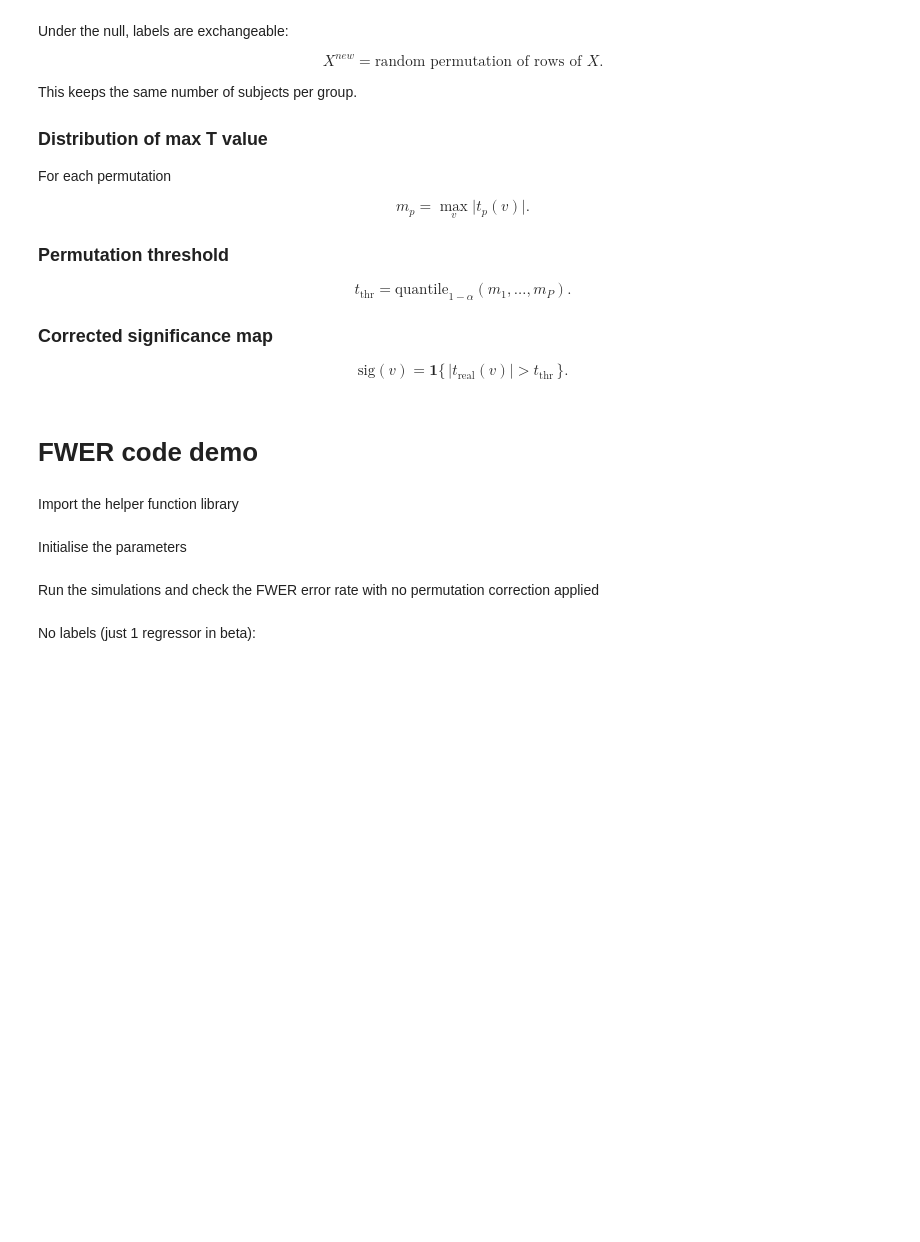
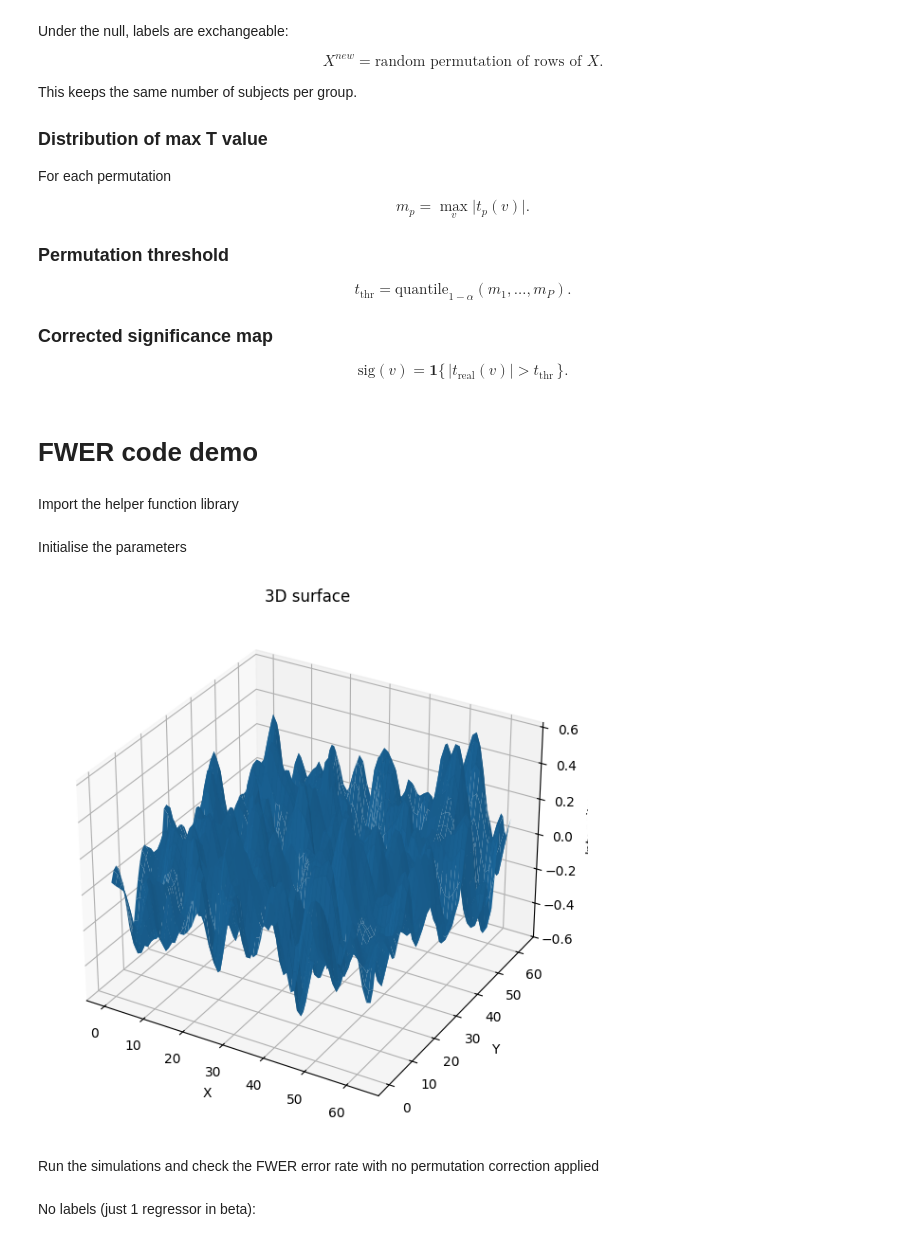
Before and after one commit to lt22412/group_project, a Jupyter notebook: voxel_wise_permutation/voxel_wise_permutation_test.ipynb, the cells around one changed output. Saved outputs shown, nothing was run; the diff lists cells and outputs as text; code cells hidden in the pictures; blank space fills up the shorter version.

```diff
--- a/voxel_wise_permutation/voxel_wise_permutation_test.ipynb
+++ b/voxel_wise_permutation/voxel_wise_permutation_test.ipynb
@@ -220,3 +221,7 @@ n_perm = 500		    # Number of permutations for permutation test
+# %%
+pl.plot_3d(hf.simulate_null_data()[0])
+# %% [output]
+[figure, added]
 # %% [markdown]
 Run the simulations and check the FWER error rate with no permutation correction applied
 # %% [markdown]
```
Also changed, not shown: parts of 12 cells of this notebook, 2 other files.
